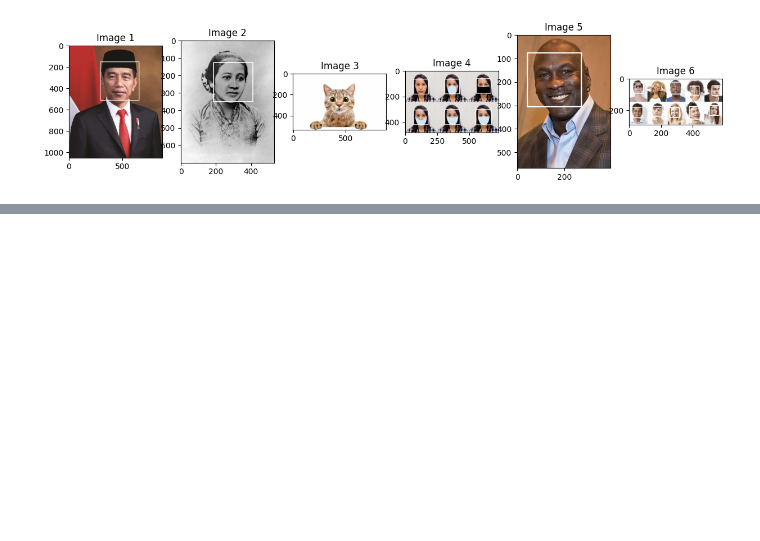
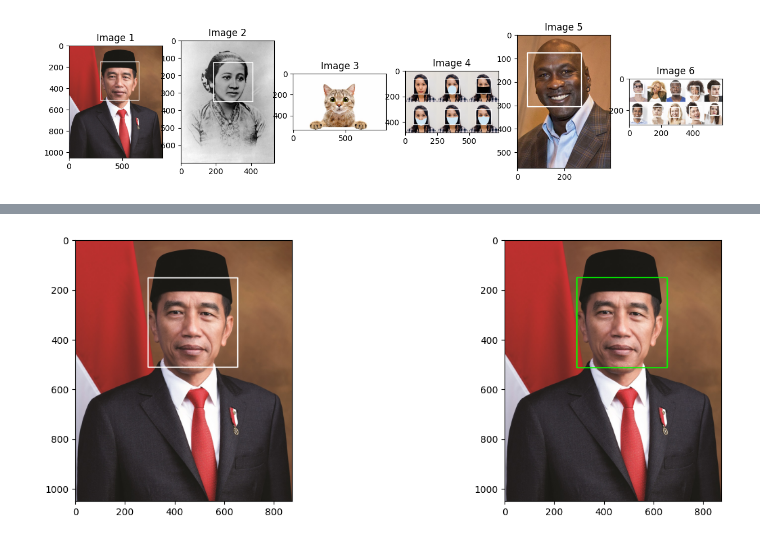
Before and after one commit to Raihandany/PCVK_Ganjil_2023, a Jupyter notebook: Week12_PCVK_2023.ipynb, the cells around one changed output, grey strips where cells are left out. Drawn from its saved outputs; the diff is of its cells as text; code cells hidden in the pictures; blank space fills up the shorter version.

```diff
--- a/Week12_PCVK_2023.ipynb
+++ b/Week12_PCVK_2023.ipynb
@@ -49,3 +45,97 @@ for i, img in enumerate(images_arr):
 plt.show()
 # %% [output]
 [figure]
+# %%
+cascade_wajah = cv.CascadeClassifier('/content/drive/MyDrive/PCVK_MM/prac_week12/haarcascades/haarcascade_frontalface_alt.xml')
+
+jokowi_img_detect = cv.imread('/content/drive/MyDrive/PCVK_MM/prac_week12/facedet/jokowi.jpg')
+kartini_img_detect = cv.imread('/content/drive/MyDrive/PCVK_MM/prac_week12/facedet/kartini.jpg')
+kucing_img_detect = cv.imread('/content/drive/MyDrive/PCVK_MM/prac_week12/facedet/kucing.jpg')
+mask_img_detect  = cv.imread('/content/drive/MyDrive/PCVK_MM/prac_week12/facedet/mask.png')
+jordan_img_detect  = cv.imread('/content/drive/MyDrive/PCVK_MM/prac_week12/facedet/mjordan.jpg')
+people_img_detect  = cv.imread('/content/drive/MyDrive/PCVK_MM/prac_week12/facedet/people.jpg')
+
+
+# Pak Jokowi Image
+roi_wajah = cascade_wajah.detectMultiScale(jokowi_img_detect)
+for(x,y,w,h) in roi_wajah:
+ cv.rectangle(jokowi_img_detect,(x,y),(x+w,y+h),(0,255,0),3)
+plt.figure(figsize = (10,10))
+
+f, axarr = plt. subplots(1,2,figsize=(15,5))
+plt.subplot(121),plt.imshow(cv.cvtColor(jokowi_img, cv.COLOR_BGR2RGB))
+axarr[0].imshow(cv.cvtColor(jokowi_img, cv.COLOR_BGR2RGB))
+plt.subplot(122),plt.imshow(cv.cvtColor(jokowi_img_detect, cv.COLOR_BGR2RGB))
+axarr[1].imshow(cv.cvtColor(jokowi_img_detect, cv.COLOR_BGR2RGB))
+plt.show()
+
+
+# Bu Kartini Image
+roi_wajah = cascade_wajah.detectMultiScale(kartini_img_detect)
+for(x,y,w,h) in roi_wajah:
+ cv.rectangle(kartini_img_detect,(x,y),(x+w,y+h),(0,255,0),3)
+plt.figure(figsize = (10,10))
+
+f, axarr = plt. subplots(1,2,figsize=(15,5))
+plt.subplot(121),plt.imshow(cv.cvtColor(kartini_img, cv.COLOR_BGR2RGB))
+axarr[0].imshow(cv.cvtColor(kartini_img, cv.COLOR_BGR2RGB))
+plt.subplot(122),plt.imshow(cv.cvtColor(kartini_img_detect, cv.COLOR_BGR2RGB))
+axarr[1].imshow(cv.cvtColor(kartini_img_detect, cv.COLOR_BGR2RGB))
+plt.show()
+
+
+# Kucing Image
+roi_wajah = cascade_wajah.detectMultiScale(kucing_img_detect)
+for(x,y,w,h) in roi_wajah:
+ cv.rectangle(kucing_img_detect,(x,y),(x+w,y+h),(0,255,0),3)
+plt.figure(figsize = (10,10))
+
+f, axarr = plt. subplots(1,2,figsize=(15,5))
+plt.subplot(121),plt.imshow(cv.cvtColor(kucing_img, cv.COLOR_BGR2RGB))
+axarr[0].imshow(cv.cvtColor(kucing_img, cv.COLOR_BGR2RGB))
+plt.subplot(122),plt.imshow(cv.cvtColor(kucing_img_detect, cv.COLOR_BGR2RGB))
+axarr[1].imshow(cv.cvtColor(kucing_img_detect, cv.COLOR_BGR2RGB))
+plt.show()
+
+
+# Mask Image
+roi_wajah = cascade_wajah.detectMultiScale(mask_img_detect)
+for(x,y,w,h) in roi_wajah:
+ cv.rectangle(mask_img_detect,(x,y),(x+w,y+h),(0,255,0),3)
+plt.figure(figsize = (10,10))
+
+f, axarr = plt. subplots(1,2,figsize=(15,5))
+plt.subplot(121),plt.imshow(cv.cvtColor(mask_img, cv.COLOR_BGR2RGB))
+axarr[0].imshow(cv.cvtColor(mask_img, cv.COLOR_BGR2RGB))
+plt.subplot(122),plt.imshow(cv.cvtColor(mask_img_detect, cv.COLOR_BGR2RGB))
+axarr[1].imshow(cv.cvtColor(mask_img_detect, cv.COLOR_BGR2RGB))
+plt.show()
+
+
+# Michael Jordan Image
+roi_wajah = cascade_wajah.detectMultiScale(jordan_img_detect)
+for(x,y,w,h) in roi_wajah:
+ cv.rectangle(jordan_img_detect,(x,y),(x+w,y+h),(0,255,0),3)
+plt.figure(figsize = (10,10))
+
+f, axarr = plt. subplots(1,2,figsize=(15,5))
+plt.subplot(121),plt.imshow(cv.cvtColor(jordan_img, cv.COLOR_BGR2RGB))
+axarr[0].imshow(cv.cvtColor(jordan_img, cv.COLOR_BGR2RGB))
+plt.subplot(122),plt.imshow(cv.cvtColor(jordan_img_detect, cv.COLOR_BGR2RGB))
+axarr[1].imshow(cv.cvtColor(jordan_img_detect, cv.COLOR_BGR2RGB))
+plt.show()
+
+
+# People Image
+roi_wajah = cascade_wajah.detectMultiScale(people_img_detect)
+for(x,y,w,h) in roi_wajah:
+ cv.rectangle(people_img_detect,(x,y),(x+w,y+h),(0,255,0),3)
+plt.figure(figsize = (10,10))
+
+f, axarr = plt. subplots(1,2,figsize=(15,5))
+plt.subplot(121),plt.imshow(cv.cvtColor(people_img, cv.COLOR_BGR2RGB))
+axarr[0].imshow(cv.cvtColor(people_img, cv.COLOR_BGR2RGB))
+plt.subplot(122),plt.imshow(cv.cvtColor(people_img_detect, cv.COLOR_BGR2RGB))
+axarr[1].imshow(cv.cvtColor(people_img_detect, cv.COLOR_BGR2RGB))
+plt.show()
+# %% [output]
@@ -51,0 +143 @@ plt.show()
+[figure, added]
```
Also changed, not shown: parts of 13 cells of this notebook.
